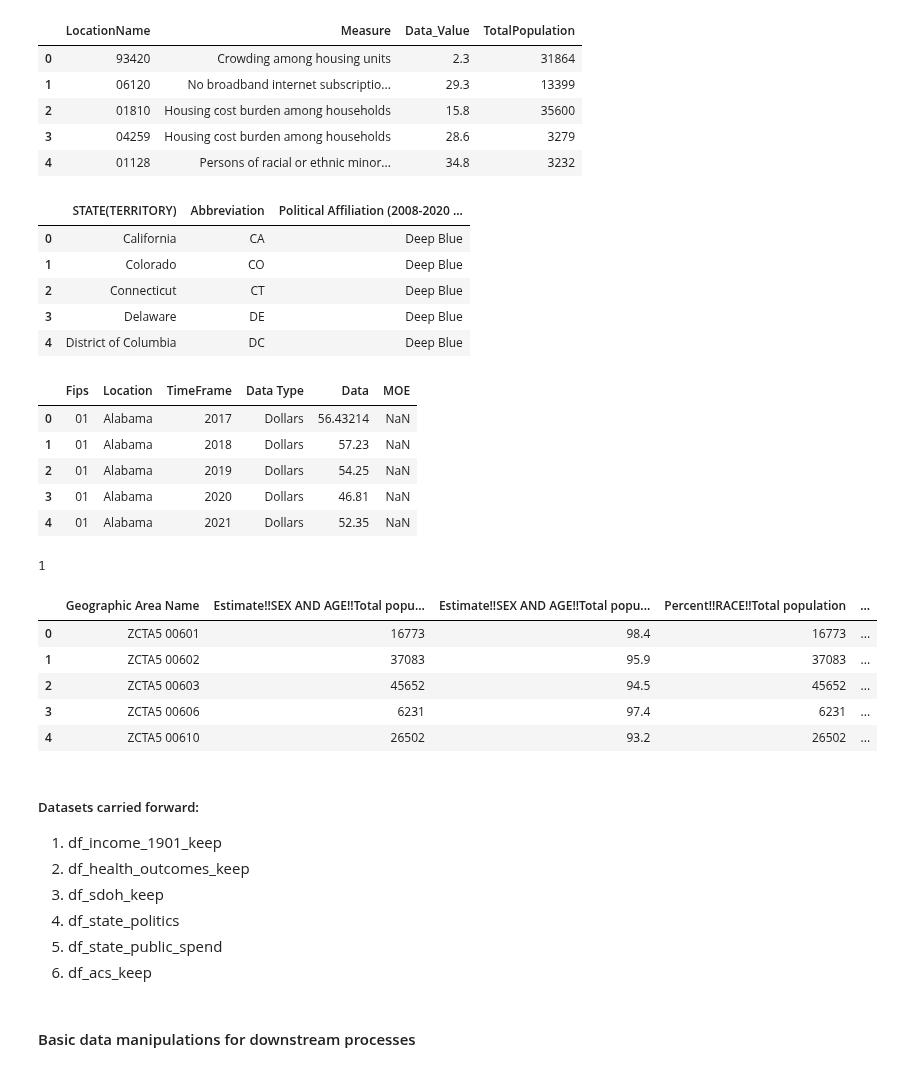
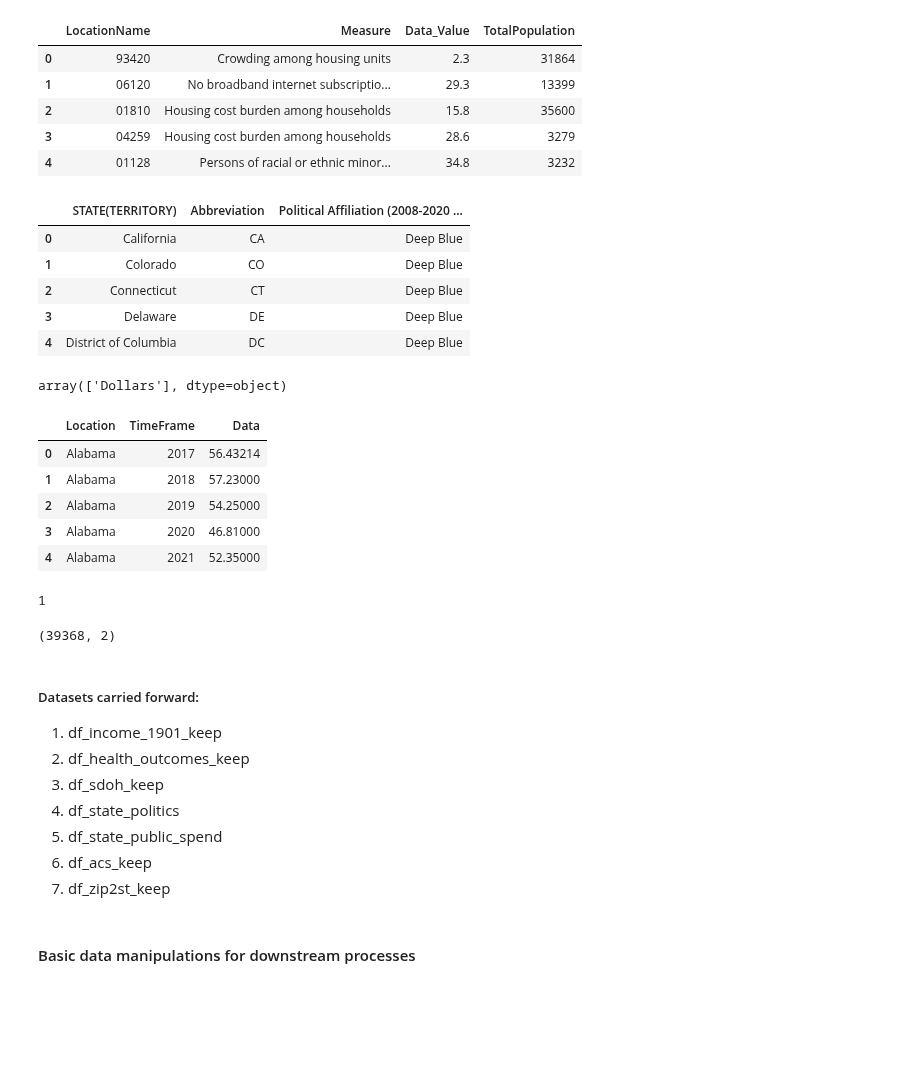
Before and after one commit to anuvrat-umich/siads_milestone1, a Jupyter notebook: src/input_data_exploration.ipynb, the cells around one changed output. Saved outputs shown, nothing was run; the diff lists cells and outputs as text; code cells hidden in the pictures; blank space fills up the shorter version.

```diff
--- a/src/input_data_exploration.ipynb
+++ b/src/input_data_exploration.ipynb
@@ -11,6 +11,9 @@ import re
 # %%
 #Importing helper functions
 %run "helper_functions.ipynb"
+# %%
+#Setting pandas option to disable scientific notation
+pd.set_option('display.max_rows', 10000)
 # %% [markdown]
 #### Importing datasets to be used
 # %%
@@ -99,23 +108,28 @@ df_sdoh_keep.head()
 | 2 | 01810 | Housing cost burden among households | 15.8 | 35600 |
 | 3 | 04259 | Housing cost burden among households | 28.6 | 3279 |
 | 4 | 01128 | Persons of racial or ethnic minor... | 34.8 | 3232 |
-# %%
-#Policital affiliation by state and Public spending by health don't need any columns to be
-display(df_state_politics.head(5))
-display(df_state_public_spend.head(5))
-# %% [output]
-|  | STATE(TERRITORY) | Abbreviation | Political Affiliation (2008-2020 ... |
-| 0 | California | CA | Deep Blue |
-| 1 | Colorado | CO | Deep Blue |
-| 2 | Connecticut | CT | Deep Blue |
-| 3 | Delaware | DE | Deep Blue |
-| 4 | District of Columbia | DC | Deep Blue |
-|  | Fips | Location | TimeFrame | Data Type | Data | MOE |
-| 0 | 01 | Alabama | 2017 | Dollars | 56.43214 | NaN |
-| 1 | 01 | Alabama | 2018 | Dollars | 57.23 | NaN |
-| 2 | 01 | Alabama | 2019 | Dollars | 54.25 | NaN |
-| 3 | 01 | Alabama | 2020 | Dollars | 46.81 | NaN |
-| 4 | 01 | Alabama | 2021 | Dollars | 52.35 | NaN |
+# %%
+#Political affiliation by state and Public spending by health
+df_state_politics_keep=df_state_politics.copy()
+display(df_state_politics_keep.head(5))
+display(df_state_public_spend['Data Type'].unique())
+df_state_public_spend_keep=df_state_public_spend[['Location', 'TimeFrame', 'Data']]
+display(df_state_public_spend_keep.head(5))
+#Note: Data Type dropped from public spend as it has only 1 value - Dollars and is thus redundant.
+# %% [output]
+|  | STATE(TERRITORY) | Abbreviation | Political Affiliation (2008-2020 ... |
+| 0 | California | CA | Deep Blue |
+| 1 | Colorado | CO | Deep Blue |
+| 2 | Connecticut | CT | Deep Blue |
+| 3 | Delaware | DE | Deep Blue |
+| 4 | District of Columbia | DC | Deep Blue |
+array(['Dollars'], dtype=object)
+|  | Location | TimeFrame | Data |
+| 0 | Alabama | 2017 | 56.43214 |
+| 1 | Alabama | 2018 | 57.23000 |
+| 2 | Alabama | 2019 | 54.25000 |
+| 3 | Alabama | 2020 | 46.81000 |
+| 4 | Alabama | 2021 | 52.35000 |
 # %%
 #American Community Survey : ACSDP5Y2020.DP05
 display(df_acs['Percent!!Total housing units'].nunique())
@@ -131,16 +145,16 @@ df_acs_keep=df_acs[['Geographic Area Name', 'Estimate!!SEX AND AGE!!Total popula
         'Percent!!HISPANIC OR LATINO AND RACE!!Total population!!Hispanic or Latino (of any race)', 'Percent Margin of Error!!HISPANIC OR LATINO AND RACE!!Total population!!Hispanic or Latino (of any race)',
         'Estimate!!Total housing units']]
 
-df_acs_keep.head(5)
+#df_acs_keep.head(5)
 #Note: There are some duplicative/redundant columns beyond the ones kept.
 #Note 2: 'Percent!!Total housing units' has only value - X. Thus dropped.
-# %% [output]
-|  | Geographic Area Name | Estimate!!SEX AND AGE!!Total popu... | Estimate!!SEX AND AGE!!Total popu... | Percent!!RACE!!Total population | ... |
-| 0 | ZCTA5 00601 | 16773 | 98.4 | 16773 | ... |
-| 1 | ZCTA5 00602 | 37083 | 95.9 | 37083 | ... |
-| 2 | ZCTA5 00603 | 45652 | 94.5 | 45652 | ... |
-| 3 | ZCTA5 00606 | 6231 | 97.4 | 6231 | ... |
-| 4 | ZCTA5 00610 | 26502 | 93.2 | 26502 | ... |
+# %%
+#State-ZIP mapping
+df_zip2st_keep=df_zip2st[['ZIP', 'USPS_ZIP_PREF_STATE']].drop_duplicates()
+#display(df_zip2st_keep.head())
+df_zip2st_keep.shape
+# %% [output]
+(39368, 2)
 # %% [markdown]
 ##### Datasets carried forward:
 <ol>
@@ -150,6 +164,7 @@ df_acs_keep.head(5)
 <li>df_state_politics</li>
 <li>df_state_public_spend</li>
 <li>df_acs_keep</li>
+<li>df_zip2st_keep</li>
 </ol>
 # %% [markdown]
 #### Basic data manipulations for downstream processes
```
Also changed, not shown: parts of 7 cells of this notebook, 2 other files.
